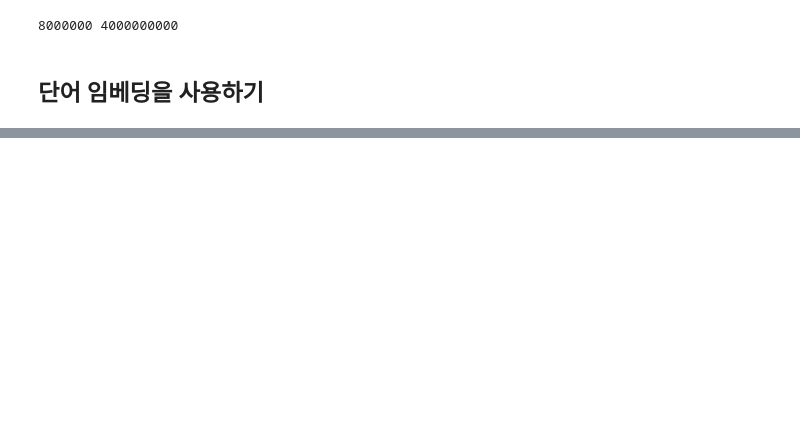
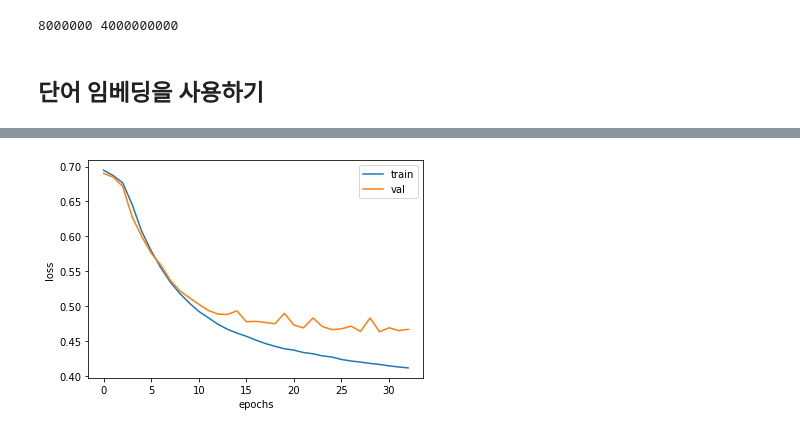
Before and after one commit to henney3765/MLDL_studyalone, a Jupyter notebook: 09_텍스트를위한인공신경망.ipynb, the cells around one changed output, grey strips where cells are left out. Cells and saved outputs as stored; diff of their text form; code cells hidden in the pictures; blank space fills up the shorter version.

```diff
--- a/09_텍스트를위한인공신경망.ipynb
+++ b/09_텍스트를위한인공신경망.ipynb
@@ -184,3 +184,8 @@ print(train_seq.nbytes, train_oh.nbytes)
 8000000 4000000000
 # %% [markdown]
 ## 단어 임베딩을 사용하기
+# %%
+model2 = keras.Sequential()
+model2.add(keras.layers.Embedding(500, 16, input_length=100))
+model2.add(keras.layers.SimpleRNN(8))
+model2.add(keras.layers.Dense(1, activation='sigmoid'))
@@ -186,0 +210,10 @@ print(train_seq.nbytes, train_oh.nbytes)
+# %%
+rmsprop = keras.optimizers.RMSprop(learning_rate=1e-4)
+model2.compile(optimizer=rmsprop, loss='binary_crossentropy',
+              metrics=['accuracy'])
+checkpoint_cb = keras.callbacks.ModelCheckpoint('best-embedding-model.h5')
+early_stopping_cb = keras.callbacks.EarlyStopping(patience=3,
+                                                  restore_best_weights=True)
+history = model2.fit(train_seq, train_target, epochs=100, batch_size=64,
+                    validation_data=(val_seq, val_target),
+                    callbacks=[checkpoint_cb, early_stopping_cb])
@@ -186,0 +238,9 @@ print(train_seq.nbytes, train_oh.nbytes)
+# %%
+plt.plot(history.history['loss'])
+plt.plot(history.history['val_loss'])
+plt.xlabel('epochs')
+plt.ylabel('loss')
+plt.legend(['train', 'val'])
+plt.show()
+# %% [output]
+[figure, added]
```
Also changed, not shown: parts of 4 cells of this notebook.
